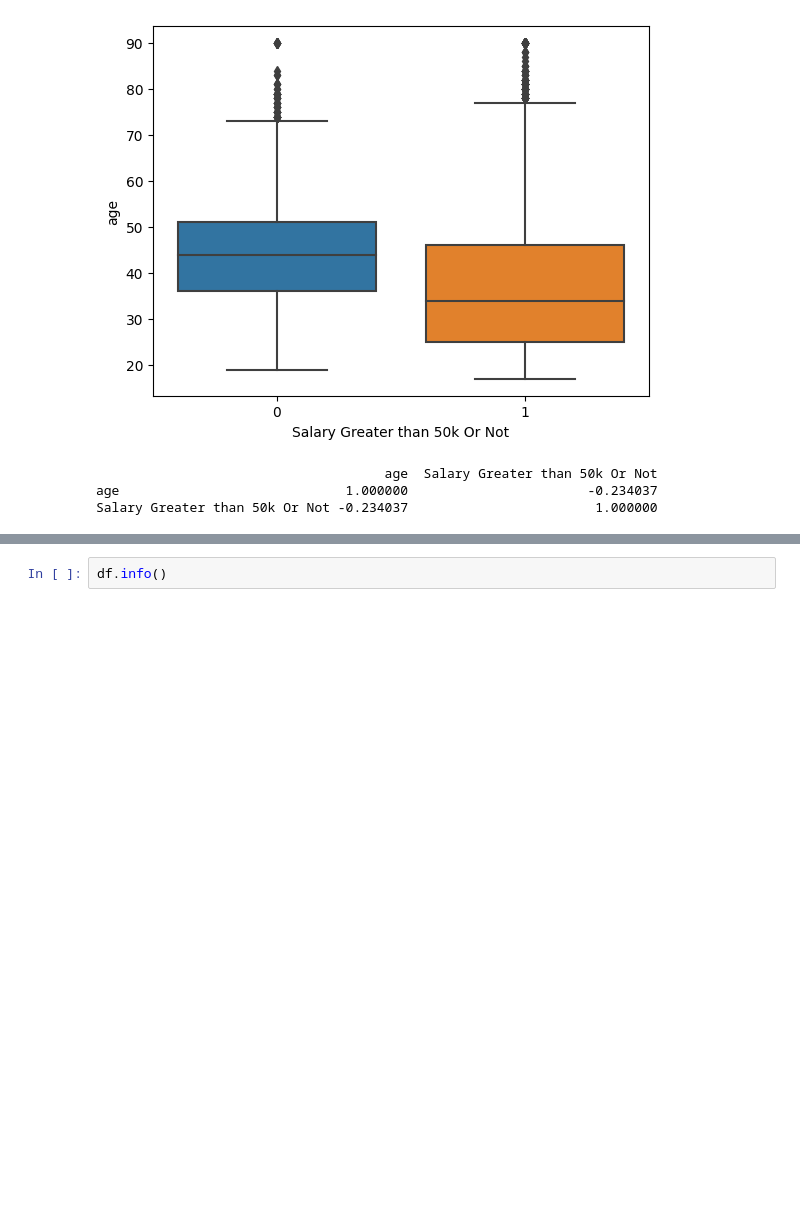
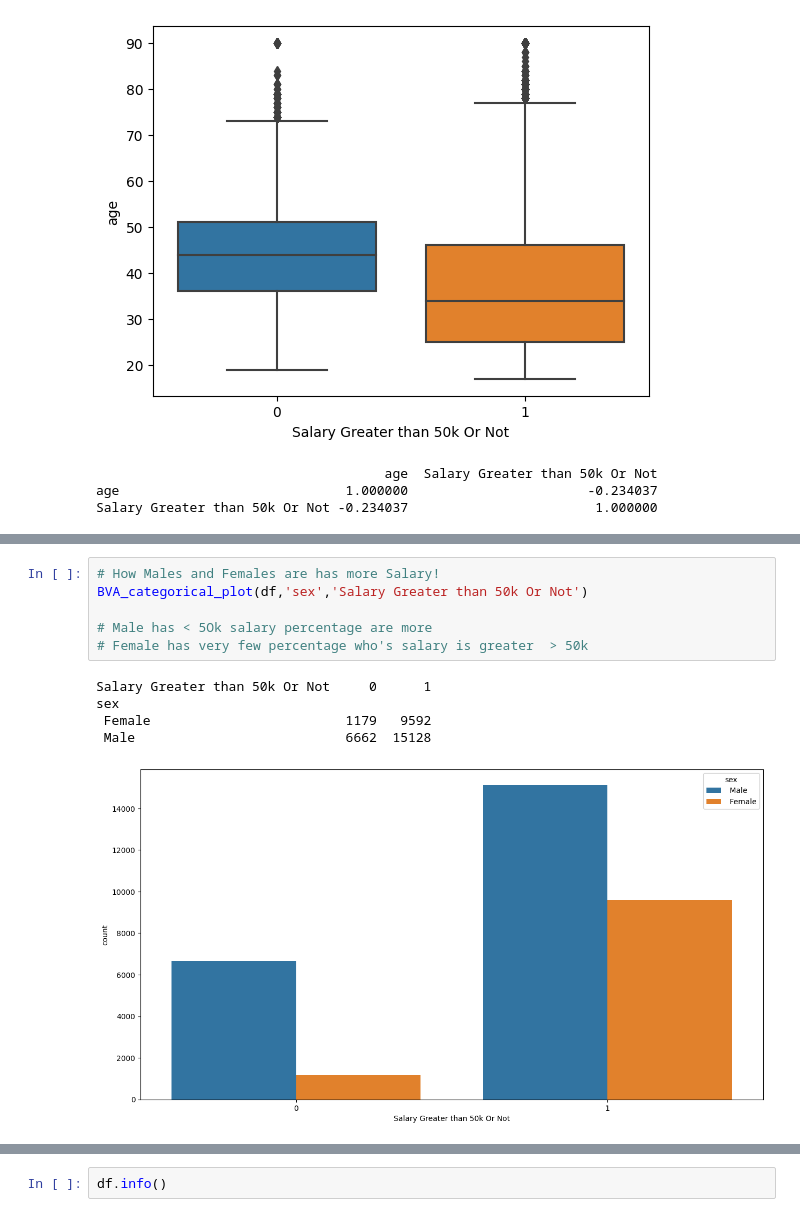
Before and after one commit to DPrakashMewari/BankClassification, a Jupyter notebook: notebook/Salary Classification.ipynb, the cells around one changed output, grey strips where cells are left out. Cells and saved outputs as stored; diff of their text form; blank space fills up the shorter version.

```diff
--- a/notebook/Salary Classification.ipynb
+++ b/notebook/Salary Classification.ipynb
@@ -189,3 +189,15 @@ occupation
  Tech-support                    283   645
  Transport-moving                320  1277
 [figure]
+# %%
+# How Males and Females are has more Salary!
+BVA_categorical_plot(df,'sex','Salary Greater than 50k Or Not')
+
+# Male has < 5Ok salary percentage are more
+# Female has very few percentage who's salary is greater  > 50k
+# %% [output]
+Salary Greater than 50k Or Not     0      1
+sex
+ Female                         1179   9592
+ Male                           6662  15128
+[figure, added]
```
Also changed, not shown: parts of 6 cells of this notebook.
